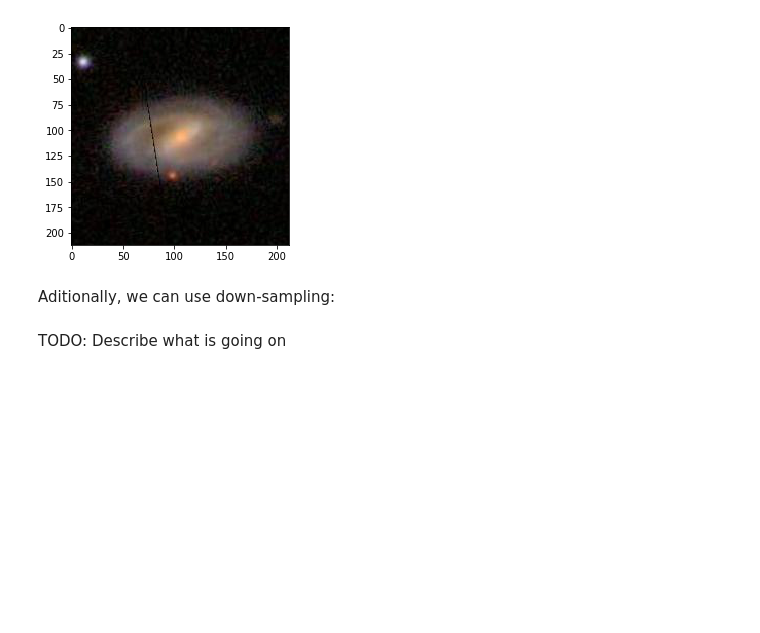
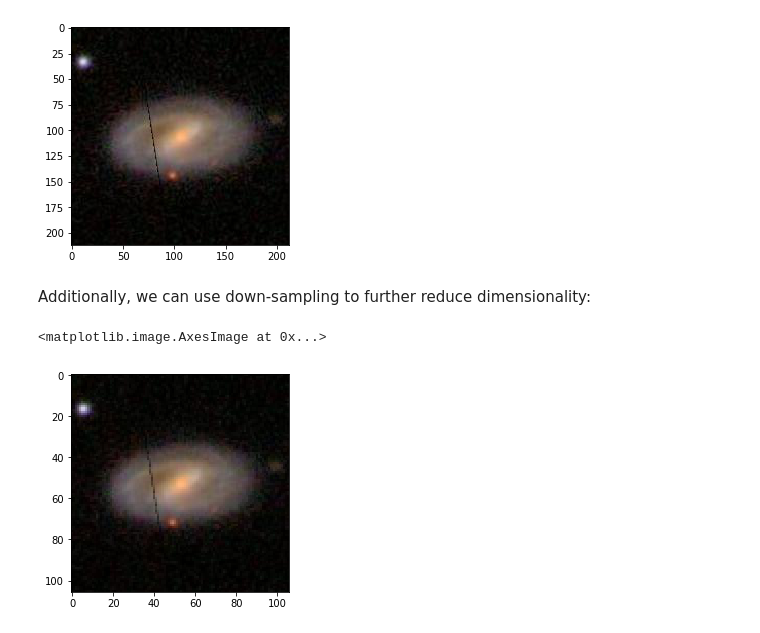
Before and after one commit to diegocasmo/ml-project, a Jupyter notebook: code/solution.ipynb, the cells around one changed output. Saved outputs shown, nothing was run; the diff lists cells and outputs as text; code cells hidden in the pictures; blank space fills up the shorter version.

Commit message:
image down-sampling example. better comments in notebook.

```diff
--- a/code/solution.ipynb
+++ b/code/solution.ipynb
@@ -16,7 +20,7 @@ import glob
 
 def load_img_paths():
     '''
-    Retrieve the full path of all images in the dataset
+    Retrieve the full path of all images in the original training dataset
     '''
     return glob.glob(original_data_dir + '/*.jpg')
 
@@ -43,4 +47,4 @@ plt.show()
 # %% [output]
 [figure]
 # %% [markdown]
-Aditionally, we can use down-sampling:
+Additionally, we can use down-sampling to further reduce dimensionality:
@@ -49,2 +51,9 @@ Aditionally, we can use down-sampling:
-# %% [markdown]
-TODO: Describe what is going on
+# %%
+from skimage.transform import resize
+
+# Example of how to down-sample an image
+sample_img = resize(sample_img, (3, 106, 106), mode='reflect')
+plt.imshow(sample_img.T)
+# %% [output]
+<matplotlib.image.AxesImage at 0x...>
+[figure, added]
```
Also changed, not shown: parts of 10 cells of this notebook, 1 other file.
